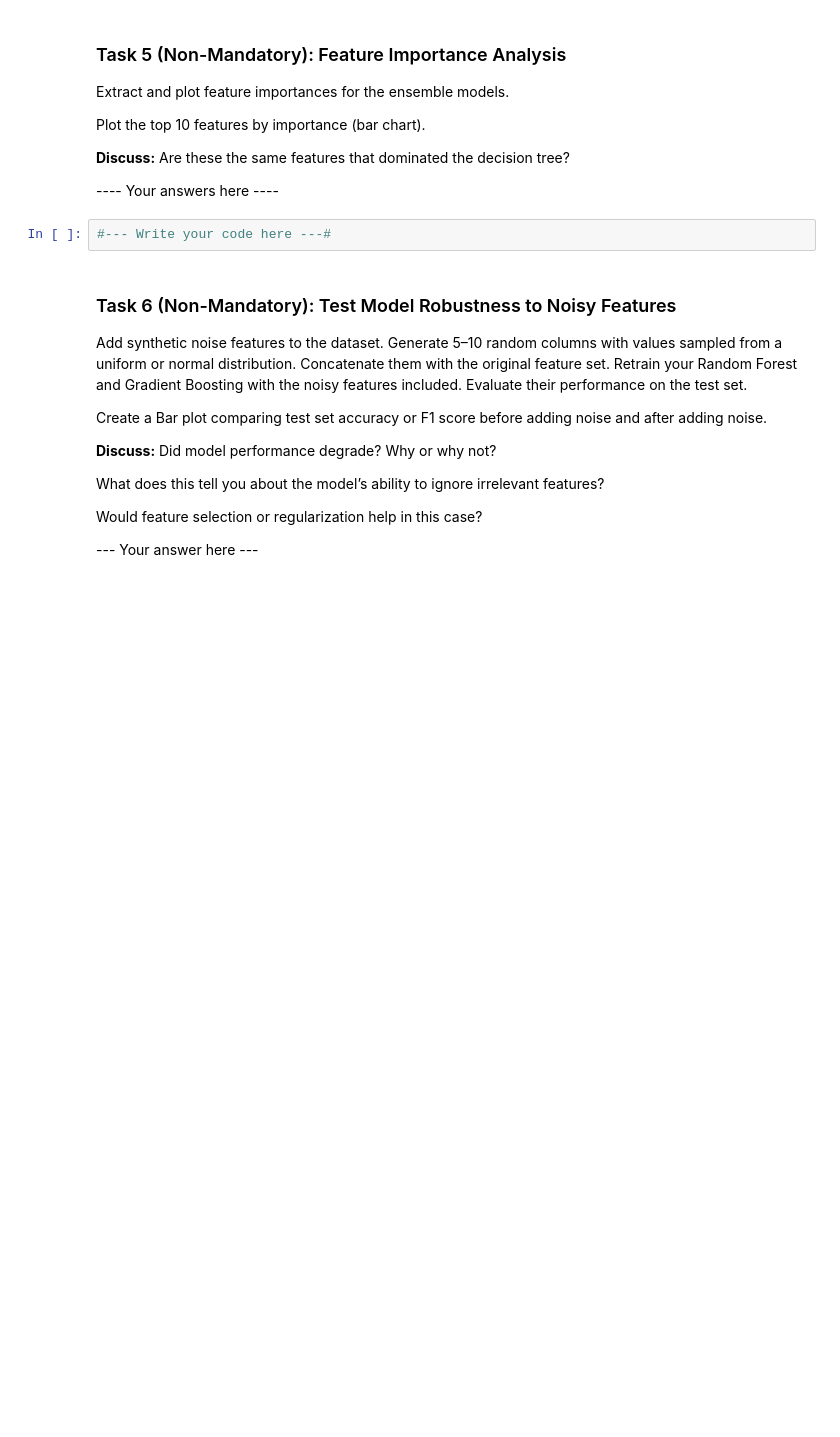
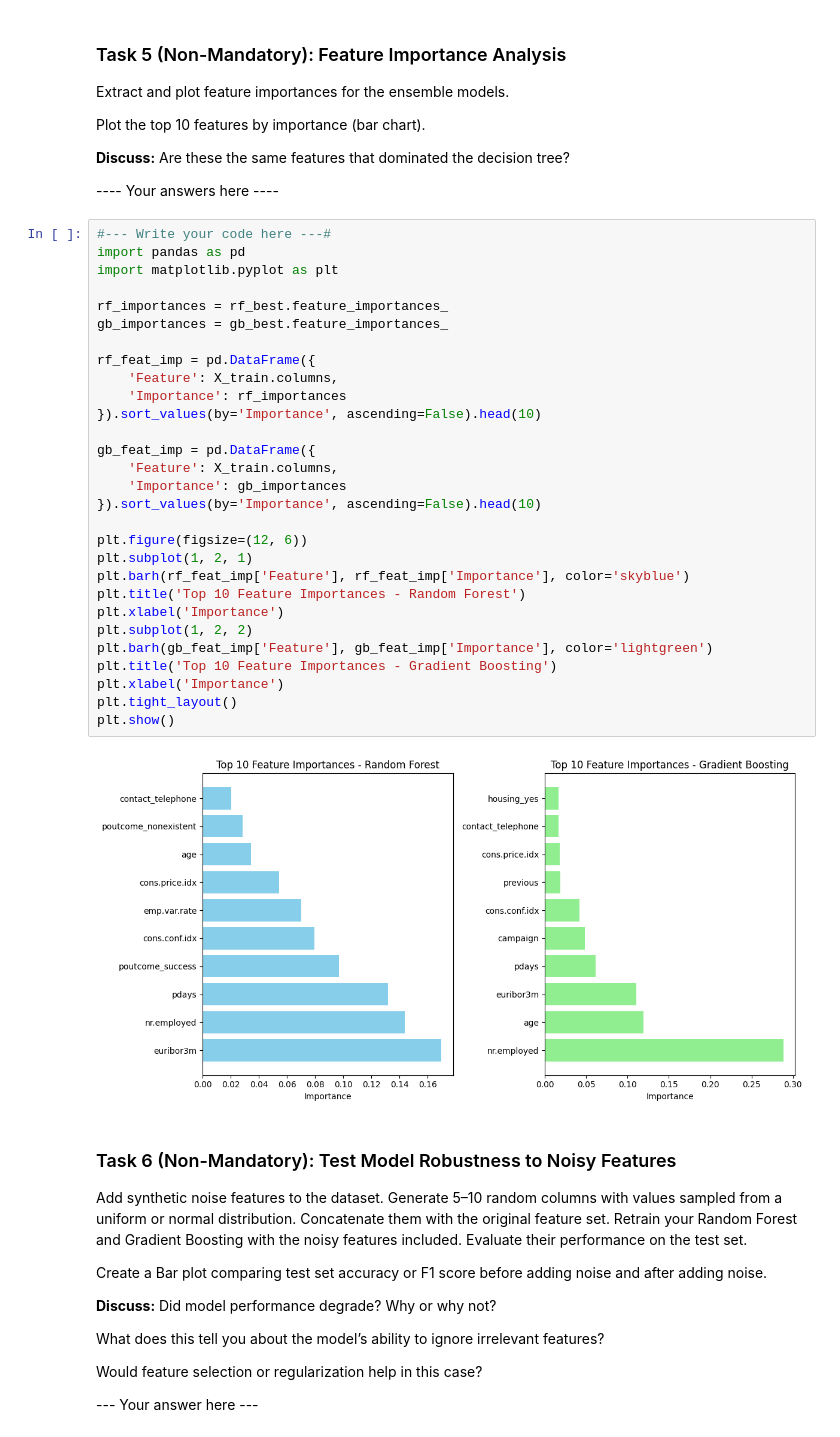
Before and after one commit to animittt/machine-learning-assignments, a Jupyter notebook: Assignment3-2025/am225pt_A3.ipynb, the cells around one changed output. Saved outputs shown, nothing was run; the diff lists cells and outputs as text; blank space fills up the shorter version.

```diff
--- a/Assignment3-2025/am225pt_A3.ipynb
+++ b/Assignment3-2025/am225pt_A3.ipynb
@@ -220,8 +301,37 @@ Plot the top 10 features by importance (bar chart).
 **Discuss:** Are these the same features that dominated the decision tree?
 
 ---- Your answers here ----
-# %%
-#--- Write your code here ---#
+# %%
+#--- Write your code here ---#
+import pandas as pd
+import matplotlib.pyplot as plt
+
+rf_importances = rf_best.feature_importances_
+gb_importances = gb_best.feature_importances_
+
+rf_feat_imp = pd.DataFrame({
+    'Feature': X_train.columns,
+    'Importance': rf_importances
+}).sort_values(by='Importance', ascending=False).head(10)
+
+gb_feat_imp = pd.DataFrame({
+    'Feature': X_train.columns,
+    'Importance': gb_importances
+}).sort_values(by='Importance', ascending=False).head(10)
+
+plt.figure(figsize=(12, 6))
+plt.subplot(1, 2, 1)
+plt.barh(rf_feat_imp['Feature'], rf_feat_imp['Importance'], color='skyblue')
+plt.title('Top 10 Feature Importances - Random Forest')
+plt.xlabel('Importance')
+plt.subplot(1, 2, 2)
+plt.barh(gb_feat_imp['Feature'], gb_feat_imp['Importance'], color='lightgreen')
+plt.title('Top 10 Feature Importances - Gradient Boosting')
+plt.xlabel('Importance')
+plt.tight_layout()
+plt.show()
+# %% [output]
+[figure, added]
 # %% [markdown]
 ### Task 6 (Non-Mandatory): Test Model Robustness to Noisy Features
 
```
Also changed, not shown: parts of 4 cells of this notebook.
